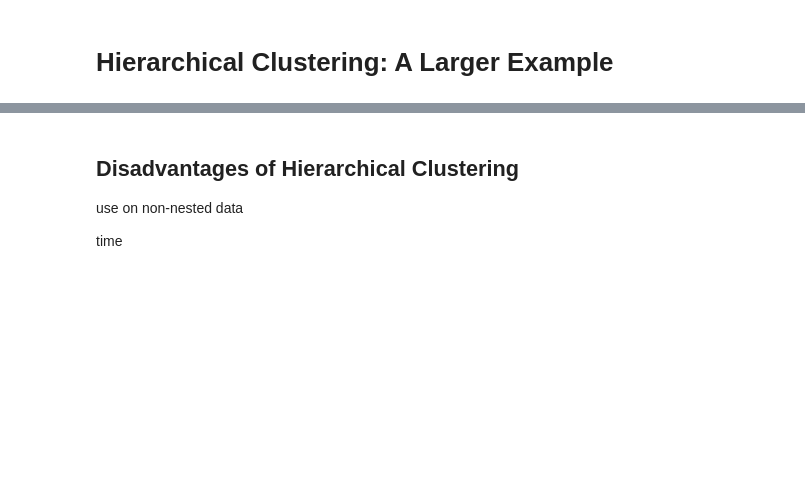
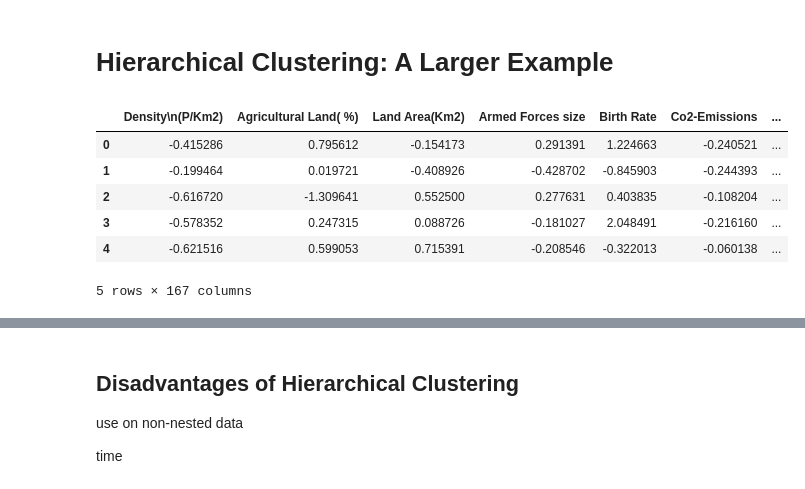
Before and after one commit to uchicago-dsi/textbook-datascience-1, a Jupyter notebook: textbook/25/4/hierarchical_example.ipynb, the cells around one changed output, grey strips where cells are left out. Cells and saved outputs as stored; diff of their text form; code cells hidden in the pictures; blank space fills up the shorter version.

```diff
--- a/textbook/25/4/hierarchical_example.ipynb
+++ b/textbook/25/4/hierarchical_example.ipynb
@@ -18,36 +18,44 @@ def str_to_num(my_input):
     and percentage signs before returning it as a float or int
 
     If the string is not a number or input is not a string,
     returns the input'''
 
 
     if type(my_input) is str:
 
         cleaned_input = my_input.strip() #strip trailing whitespace
         cleaned_input = cleaned_input.removeprefix("$").removesuffix("%") #remove these characters if they are present
 
         if cleaned_input.isdigit():
             return int(cleaned_input)
         elif ("." in cleaned_input) and (cleaned_input.replace(".","").replace("-","").isdigit()): #is the only non-digit character a "."
             return float(cleaned_input)
         elif ("," in cleaned_input) and (cleaned_input.replace(",","").replace("-","").isdigit()): #is the only non-digit character a ","
             return int(cleaned_input.replace(",",""))
         elif ("." in cleaned_input) and ("," in cleaned_input) and (cleaned_input.replace(".","").replace(",","").replace("-","").isdigit()): #contains 2 non-digit characters "," and "."
             return float(cleaned_input.replace(",",""))
         else:
             return my_input
     else:
         return my_input
 
 countries_clean = countries_clean.map(str_to_num) #apply this function to every cell in the dataframe
-countries_clean = countries_clean.drop(columns=["Minimum wage"]).dropna() #remove rows with any missing values, also remove the `Minimum wage` column as it has 45 missing values
-from sklearn.preprocessing import StandardScaler, OneHotEncoder
+countries_clean = countries_clean.dropna(subset=countries_clean.columns.difference(['Official language','Currency code']),ignore_index = True) #remove rows with any missing numeric values
+
+from sklearn.preprocessing import StandardScaler
 country_names = countries_clean['Country']
 num_columns = countries_clean.drop(columns=['Country', 'Currency-Code', 'Official language'])
 cat_columns = countries_clean[['Currency-Code', 'Official language']]
-encoder = OneHotEncoder(drop = 'first', sparse_output = False)
-cat_dummies = encoder.fit_transform(cat_columns)
+cat_dummies = pd.get_dummies(cat_columns,drop_first=True,dummy_na=True)
 scaler = StandardScaler()
-num_scaled = scaler.fit_transform(num_columns)
-countries_proc = np.concatenate((num_scaled,cat_dummies), axis = 1)
+num_scaled = pd.DataFrame(scaler.fit_transform(num_columns),columns=num_columns.columns)
+countries_proc = pd.concat([num_scaled,cat_dummies], axis = 1)
 countries_proc.head()
+# %% [output]
+|  | Density\n(P/Km2) | Agricultural Land( %) | Land Area(Km2) | Armed Forces size | Birth Rate | Co2-Emissions | ... |
+| 0 | -0.415286 | 0.795612 | -0.154173 | 0.291391 | 1.224663 | -0.240521 | ... |
+| 1 | -0.199464 | 0.019721 | -0.408926 | -0.428702 | -0.845903 | -0.244393 | ... |
+| 2 | -0.616720 | -1.309641 | 0.552500 | 0.277631 | 0.403835 | -0.108204 | ... |
+| 3 | -0.578352 | 0.247315 | 0.088726 | -0.181027 | 2.048491 | -0.216160 | ... |
+| 4 | -0.621516 | 0.599053 | 0.715391 | -0.208546 | -0.322013 | -0.060138 | ... |
+5 rows × 167 columns
```
Also changed, not shown: parts of 2 cells of this notebook, 3 other files.
